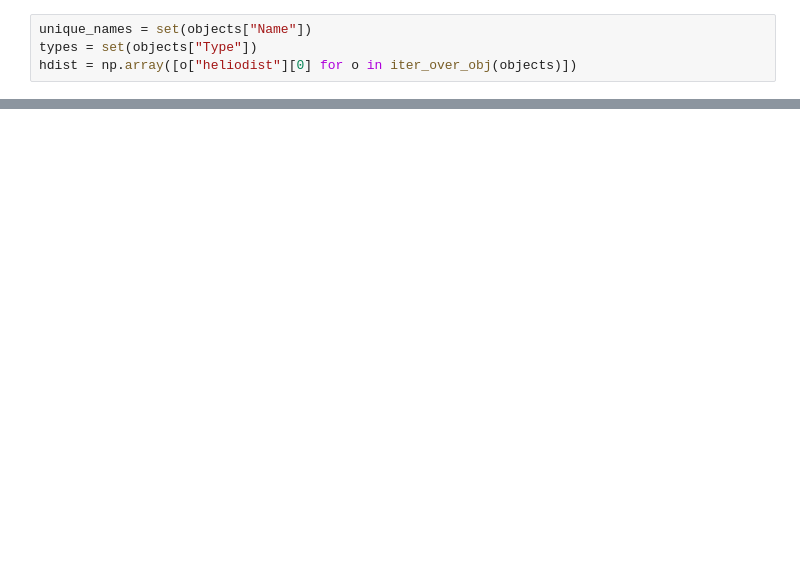
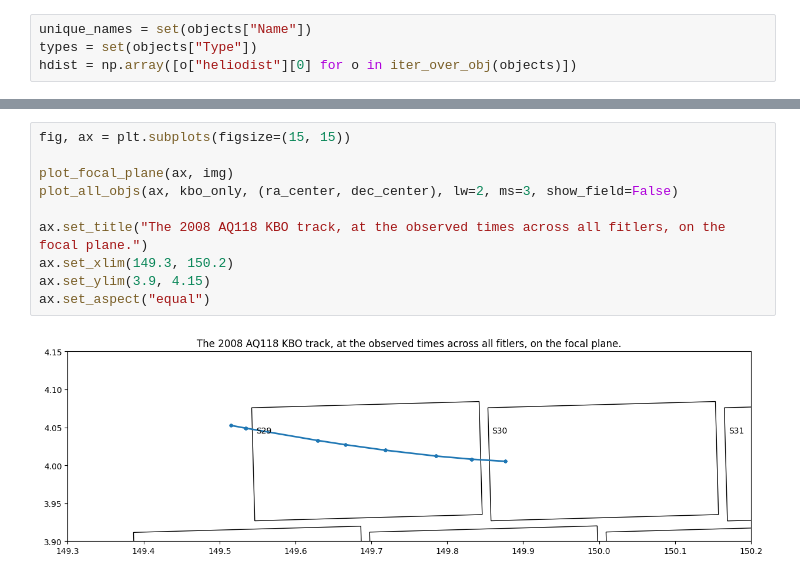
Before and after one commit to DinoBektesevic/cosmos1_2021_data_exploration, a Jupyter notebook: COSMOS1_Data_Exploration.ipynb, the cells around one changed output, grey strips where cells are left out. Drawn from its saved outputs; the diff is of its cells as text; blank space fills up the shorter version.

```diff
--- a/COSMOS1_Data_Exploration.ipynb
+++ b/COSMOS1_Data_Exploration.ipynb
@@ -301,0 +286,12 @@ WARNING: FITSFixedWarning: The WCS transformation has more axes (2) than the ima
+# %%
+fig, ax = plt.subplots(figsize=(15, 15))
+
+plot_focal_plane(ax, img)
+plot_all_objs(ax, kbo_only, (ra_center, dec_center), lw=2, ms=3, show_field=False)
+
+ax.set_title("The 2008 AQ118 KBO track, at the observed times across all fitlers, on the focal plane.")
+ax.set_xlim(149.3, 150.2)
+ax.set_ylim(3.9, 4.15)
+ax.set_aspect("equal")
+# %% [output]
+[figure, added]
```
Also changed, not shown: parts of 9 cells of this notebook, 4 other files.
